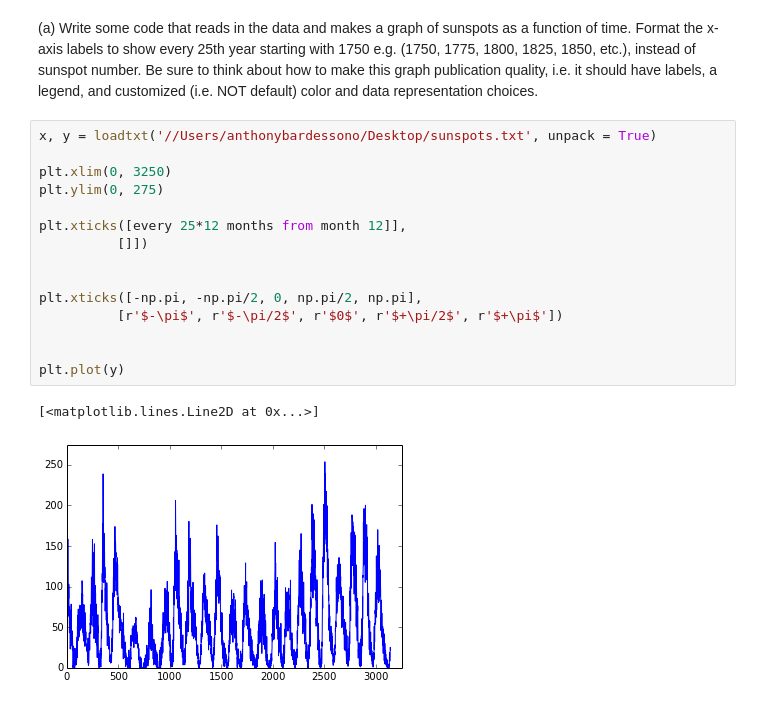
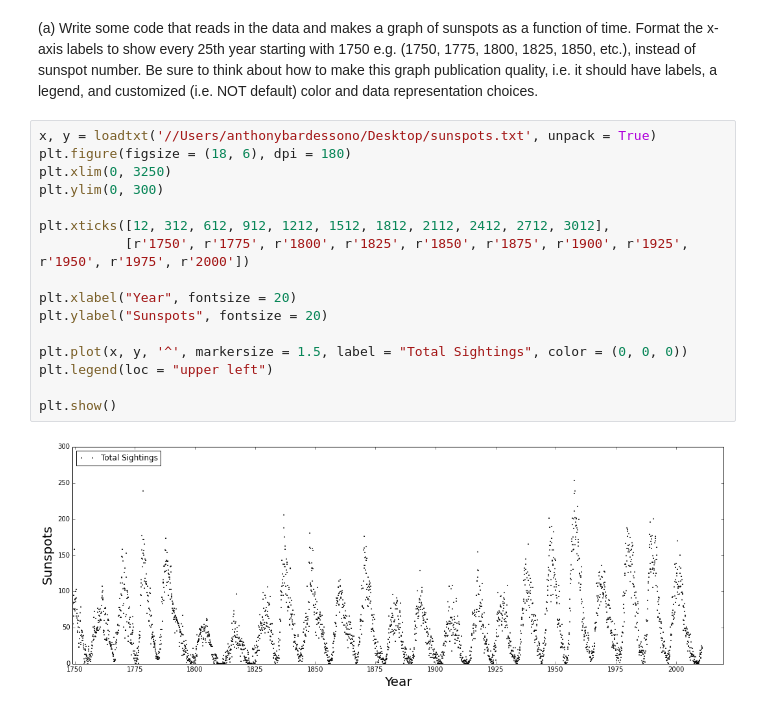
Before and after one commit to abardess/PHYS202-S14, a Jupyter notebook: Graphics/GraphicsExercises.ipynb, the cells around one changed output. Saved outputs shown, nothing was run; the diff lists cells and outputs as text.

Commit message:
Finished ErrorHandling and worked on Graphics Exercises.

```diff
--- a/Graphics/GraphicsExercises.ipynb
+++ b/Graphics/GraphicsExercises.ipynb
@@ -35,21 +35,21 @@ plt.show()
 Download the linked file called sunspots.txt, which contains the observed number of sunspots on the Sun for each month since January 1749. The file contains two columns of numbers, the first being the month and the second being the sunspot number. (See note below∗ for how to download it.)
 # %% [markdown]
 (a) Write some code that reads in the data and makes a graph of sunspots as a function of time. Format the x-axis labels to show every 25th year starting with 1750 e.g. (1750, 1775, 1800, 1825, 1850, etc.), instead of sunspot number. Be sure to think about how to make this graph publication quality, i.e. it should have labels, a legend, and customized (i.e. NOT default) color and data representation choices.
-# %%
-x, y = loadtxt('//Users/anthonybardessono/Desktop/sunspots.txt', unpack = True)
-
-plt.xlim(0, 3250)
-plt.ylim(0, 275)
-
-plt.xticks([every 25*12 months from month 12]],
-          []])
-
-
-plt.xticks([-np.pi, -np.pi/2, 0, np.pi/2, np.pi],
-          [r'$-\pi$', r'$-\pi/2$', r'$0$', r'$+\pi/2$', r'$+\pi$'])
-
-
-plt.plot(y)
-# %% [output]
-[<matplotlib.lines.Line2D at 0x...>]
-[figure, removed]
+# %%
+x, y = loadtxt('//Users/anthonybardessono/Desktop/sunspots.txt', unpack = True)
+plt.figure(figsize = (18, 6), dpi = 180)
+plt.xlim(0, 3250)
+plt.ylim(0, 300)
+
+plt.xticks([12, 312, 612, 912, 1212, 1512, 1812, 2112, 2412, 2712, 3012],
+           [r'1750', r'1775', r'1800', r'1825', r'1850', r'1875', r'1900', r'1925', r'1950', r'1975', r'2000'])
+
+plt.xlabel("Year", fontsize = 20)
+plt.ylabel("Sunspots", fontsize = 20)
+
+plt.plot(x, y, '^', markersize = 1.5, label = "Total Sightings", color = (0, 0, 0))
+plt.legend(loc = "upper left")
+
+plt.show()
+# %% [output]
+[figure, added]
```
Also changed, not shown: parts of 2 cells of this notebook, 1 other file.
